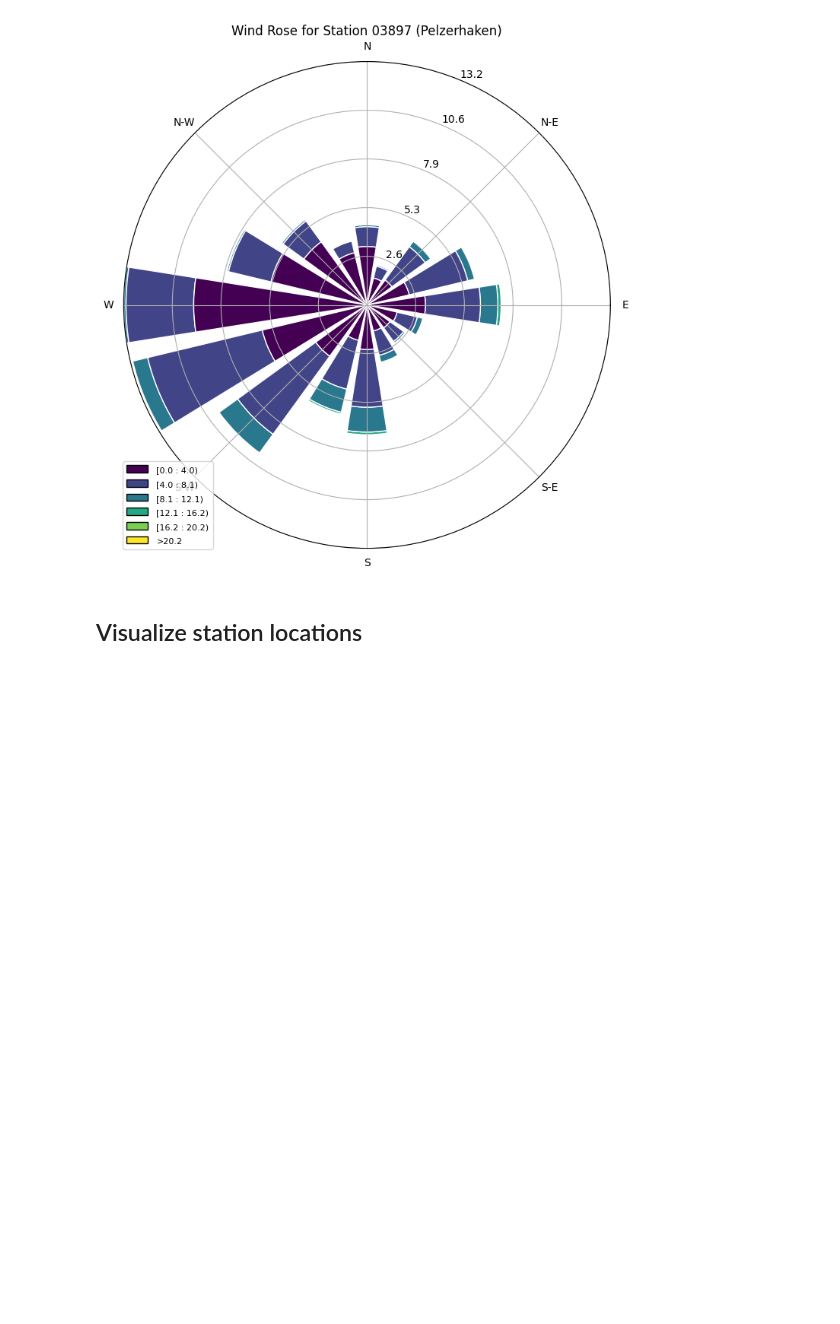
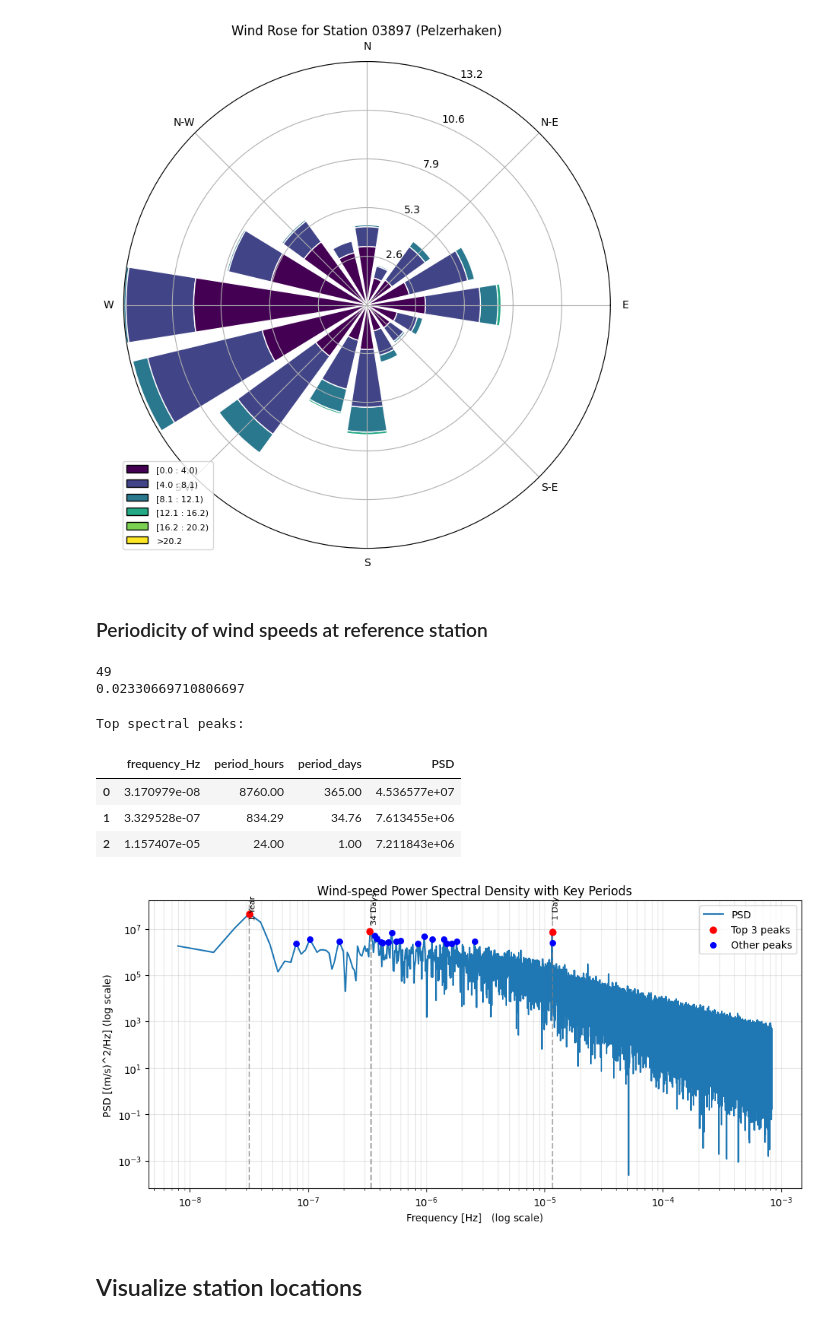
Before and after one commit to quirinbrandl/GermanyWindCast, a Jupyter notebook: notebooks/exploratory_data_analysis.ipynb, the cells around one changed output. Saved outputs shown, nothing was run; the diff lists cells and outputs as text; code cells hidden in the pictures; blank space fills up the shorter version.

Commit message:
Fixed sampling for time resolutions different from 10 minutes and added PSD exploration of reference station to find top 3 time-based features.

```diff
--- a/notebooks/exploratory_data_analysis.ipynb
+++ b/notebooks/exploratory_data_analysis.ipynb
@@ -198,6 +215,81 @@ plt.title(f"Wind Rose for Station {c.REFERENCE_STATION_ID} ({station_name})")
 plt.show()
 # %% [output]
 [figure]
+# %% [markdown]
+### Periodicity of wind speeds at reference station
+# %%
+wind_speeds_at_ref = df_complete_dataset.loc["2018-01-01 00:10:00":"2021-12-31 00:00:00", reference_wind_speed_column]
+print(wind_speeds_at_ref.isna().sum())
+percent_nans = (wind_speeds_at_ref.isna().sum() / len(wind_speeds_at_ref)) * 100
+print(percent_nans)
+wind_speeds_at_ref_no_nans = wind_speeds_at_ref.interpolate("linear")
+# %% [output]
+49
+0.02330669710806697
+# %%
+
+fs = 1 / (10 * 60)
+freqs, psd = signal.periodogram(wind_speeds_at_ref_no_nans, fs=fs, window="hann", scaling="density")
+freqs, psd = freqs[1:], psd[1:]
+
+peaks, properties = signal.find_peaks(psd, height=psd.max()*0.05)
+
+period_sec = 1 / freqs[peaks]
+period_hr  = period_sec / 3600
+period_day = period_hr  / 24
+
+peak_info = (
+    pd.DataFrame({
+        "frequency_Hz": freqs[peaks],
+        "period_hours": period_hr,
+        "period_days":  period_day,
+        "PSD": properties["peak_heights"],
+    })
+    .sort_values("PSD", ascending=False)
+    .reset_index(drop=True)
+)
+
+print("\nTop spectral peaks:")
+display(peak_info.head(3).round({"period_hours":2, "period_days":2}))
+
+plt.figure(figsize=(10, 5))
+plt.loglog(freqs, psd, label="PSD")
+
+top_peak_indices = np.argsort(properties["peak_heights"])[-3:]
+all_peak_indices = np.arange(len(peaks))
+
+plt.scatter(freqs[peaks[top_peak_indices]], psd[peaks[top_peak_indices]],
+            marker="o", s=40, color="red", zorder=3, label="Top 3 peaks")
+
+other_peak_indices = np.setdiff1d(all_peak_indices, top_peak_indices)
+if len(other_peak_indices) > 0:
+    plt.scatter(freqs[peaks[other_peak_indices]], psd[peaks[other_peak_indices]],
+                marker="o", s=30, color="blue", zorder=3, label="Other peaks")
+
+periods = {
+    "1 Day": 1 / 86400,
+    "34 Days": 1 / (34 * 86400),
+    "1 Year": 1 / (365.25 * 86400),
+}
+
+for label, f in periods.items():
+    plt.axvline(x=f, linestyle="--", color="gray", alpha=0.6)
+    plt.text(f, plt.ylim()[1] * 0.5, label, rotation=90, verticalalignment='center', fontsize=8)
+
+plt.title("Wind-speed Power Spectral Density with Key Periods")
+plt.xlabel("Frequency [Hz]   (log scale)")
+plt.ylabel("PSD [(m/s)^2/Hz] (log scale)")
+plt.grid(alpha=0.3, which="both")
+plt.legend()
+plt.tight_layout()
+plt.show()
+# %% [output]
+Top spectral peaks:
+|  | frequency_Hz | period_hours | period_days | PSD |
+| 0 | 3.170979e-08 | 8760.00 | 365.00 | 4.536577e+07 |
+| 1 | 3.329528e-07 | 834.29 | 34.76 | 7.613455e+06 |
+| 2 | 1.157407e-05 | 24.00 | 1.00 | 7.211843e+06 |
+[figure, added]
 # %% [markdown]
 ## Visualize station locations
 # %%
```
Also changed, not shown: parts of 3 cells of this notebook, 24 other files.
